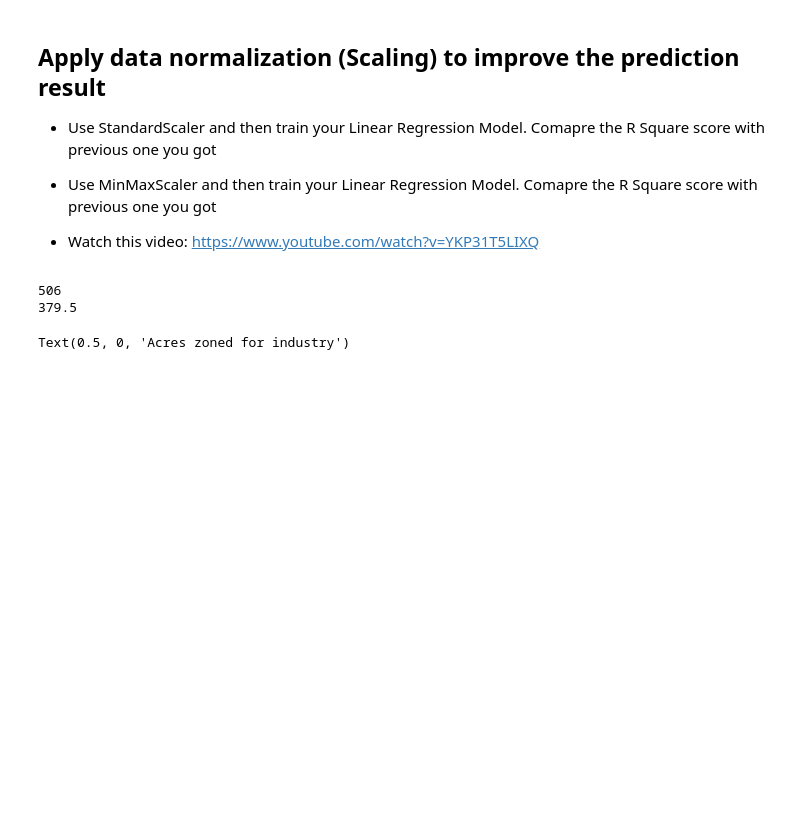
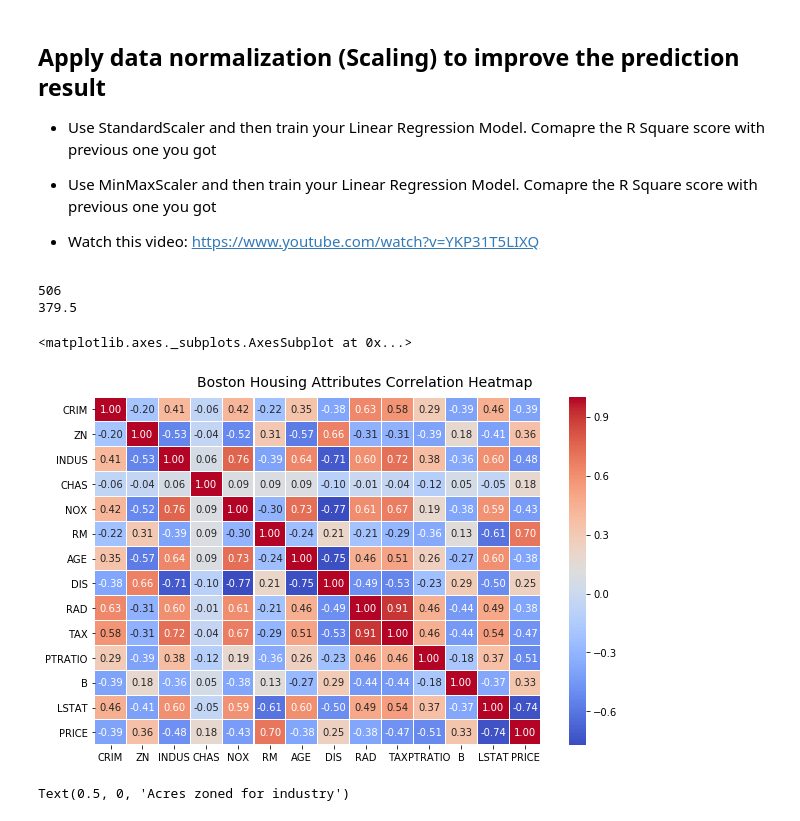
Before and after one commit to lvreynoso/ds2.1-classwork, a Jupyter notebook: homework/Home_Work_Linear_Regression.ipynb, the cells around one changed output. Saved outputs shown, nothing was run; the diff lists cells and outputs as text; code cells hidden in the pictures; blank space fills up the shorter version.

```diff
--- a/homework/Home_Work_Linear_Regression.ipynb
+++ b/homework/Home_Work_Linear_Regression.ipynb
@@ -81,11 +81,15 @@ Y_test = Y[379:]
 # %%
 import matplotlib.pyplot as plt
 import seaborn as sns
 f, ax = plt.subplots(figsize=(10, 6))
 corr = bos.corr()
 heatmap = sns.heatmap(round(corr,2), annot=True, ax=ax, cmap="coolwarm",fmt='.2f',linewidths=.05)
 f.subplots_adjust(top=0.93)
 t = f.suptitle('Boston Housing Attributes Correlation Heatmap', fontsize=14)
+heatmap
+# %% [output]
+<matplotlib.axes._subplots.AxesSubplot at 0x...>
+[figure, added]
 # %%
 # Visualizing 3-D numeric data with Scatter Plots
 # length, breadth and depth
```
Also changed, not shown: 1 other file.
